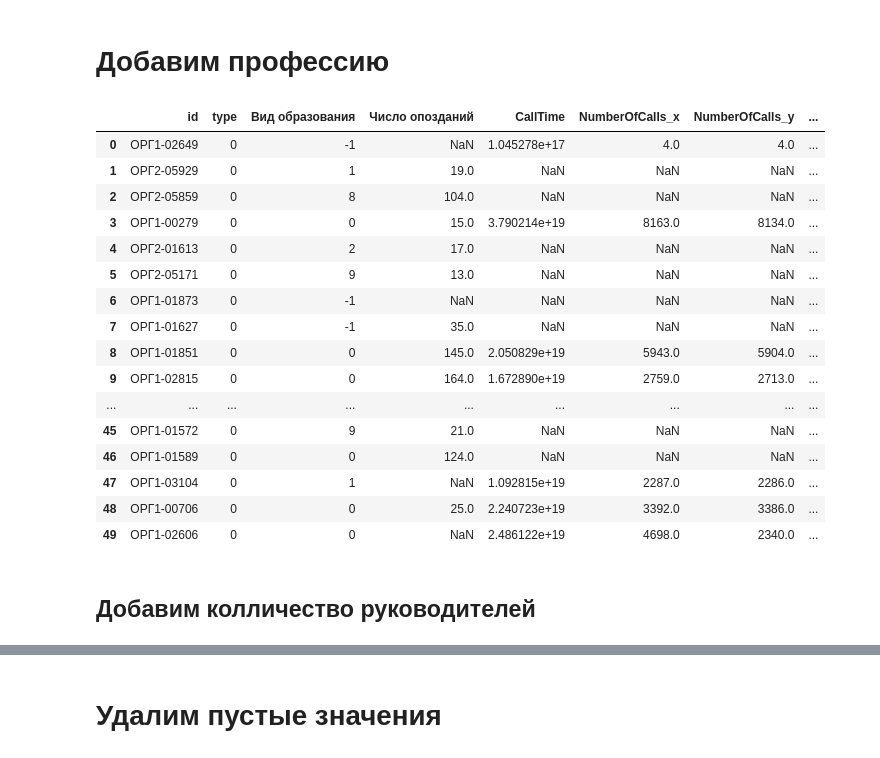
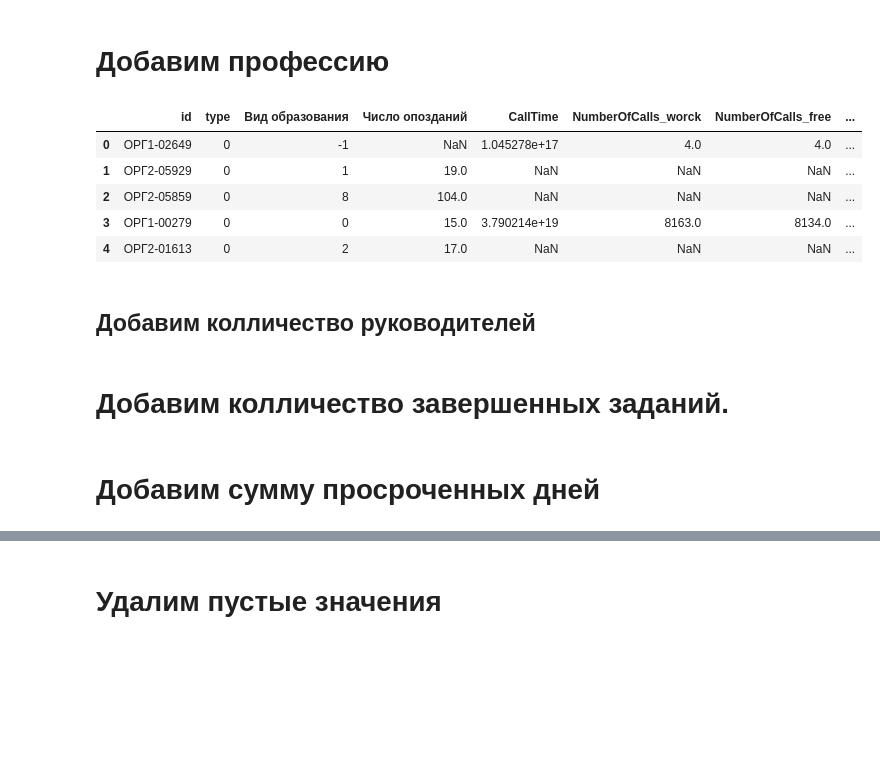
Before and after one commit to genalll/mlsport2, a Jupyter notebook: baseline.ipynb, the cells around one changed output, grey strips where cells are left out. Drawn from its saved outputs; the diff is of its cells as text; code cells hidden in the pictures; blank space fills up the shorter version.

```diff
--- a/baseline.ipynb
+++ b/baseline.ipynb
@@ -542,6 +809,7 @@ df_test = pd.merge(df_test, CallTime , on="id", how='left')
 df_test = pd.merge(df_test, NumberOfCalls , on="id", how='left')
 df_test = pd.merge(df_test, NumberOfCallsW , on="id", how='left')
 df_test = pd.merge(df_test, NumberOfCallsNW , on="id", how='left')
+df_test = df_test.rename(columns={'NumberOfCalls_x': 'NumberOfCalls_worck','NumberOfCalls_y': 'NumberOfCalls_free','NumberOfCalls': 'NumberOfCallsfreesum'})
 # %% [markdown]
 ## Добавим колличество входящих и исходящих
 # %%
@@ -562,26 +830,17 @@ profession=df_ed[['id','Специальность']].groupby('id')['Специ
 df_test = pd.merge(df_test, professionstart , on="id", how='left')
 df_test = pd.merge(df_test, professionend , on="id", how='left')
 # %%
-df_test.head(50)
+df_test.head()
 # %% [output]
-|  | id | type | Вид образования | Число опозданий | CallTime | NumberOfCalls_x | NumberOfCalls_y | ... |
+|  | id | type | Вид образования | Число опозданий | CallTime | NumberOfCalls_worck | NumberOfCalls_free | ... |
 | 0 | ОРГ1-02649 | 0 | -1 | NaN | 1.045278e+17 | 4.0 | 4.0 | ... |
 | 1 | ОРГ2-05929 | 0 | 1 | 19.0 | NaN | NaN | NaN | ... |
 | 2 | ОРГ2-05859 | 0 | 8 | 104.0 | NaN | NaN | NaN | ... |
 | 3 | ОРГ1-00279 | 0 | 0 | 15.0 | 3.790214e+19 | 8163.0 | 8134.0 | ... |
 | 4 | ОРГ2-01613 | 0 | 2 | 17.0 | NaN | NaN | NaN | ... |
-| 5 | ОРГ2-05171 | 0 | 9 | 13.0 | NaN | NaN | NaN | ... |
-| 6 | ОРГ1-01873 | 0 | -1 | NaN | NaN | NaN | NaN | ... |
-| 7 | ОРГ1-01627 | 0 | -1 | 35.0 | NaN | NaN | NaN | ... |
-| 8 | ОРГ1-01851 | 0 | 0 | 145.0 | 2.050829e+19 | 5943.0 | 5904.0 | ... |
-| 9 | ОРГ1-02815 | 0 | 0 | 164.0 | 1.672890e+19 | 2759.0 | 2713.0 | ... |
-| ... | ... | ... | ... | ... | ... | ... | ... | ... |
-| 45 | ОРГ1-01572 | 0 | 9 | 21.0 | NaN | NaN | NaN | ... |
-| 46 | ОРГ1-01589 | 0 | 0 | 124.0 | NaN | NaN | NaN | ... |
-| 47 | ОРГ1-03104 | 0 | 1 | NaN | 1.092815e+19 | 2287.0 | 2286.0 | ... |
-| 48 | ОРГ1-00706 | 0 | 0 | 25.0 | 2.240723e+19 | 3392.0 | 3386.0 | ... |
-| 49 | ОРГ1-02606 | 0 | 0 | NaN | 2.486122e+19 | 4698.0 | 2340.0 | ... |
 # %% [markdown]
 ## Добавим колличество руководителей
 # %%
 df_test = pd.merge(df_test, boss , on="id", how='left')
+# %% [markdown]
+# Добавим колличество завершенных заданий.
@@ -587,0 +854,2 @@ df_test = pd.merge(df_test, boss , on="id", how='left')
+# %% [markdown]
+# Добавим сумму просроченных дней
```
Also changed, not shown: parts of 66 cells of this notebook, 2 other files.
